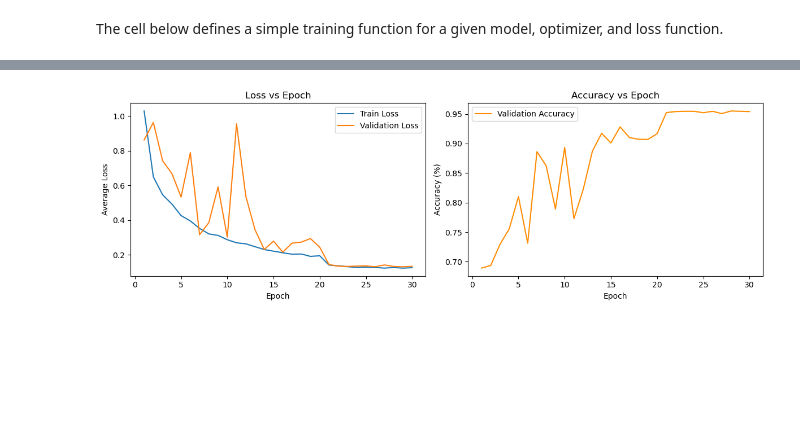
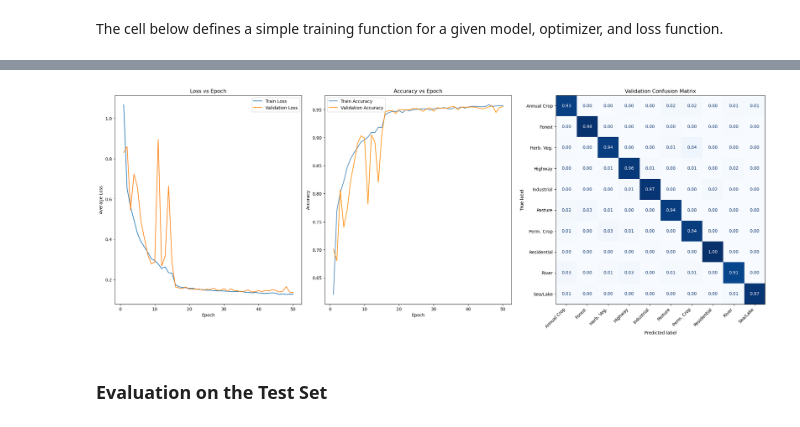
Before and after one commit to Trungu/EuroSAT-PyTorch-Classifier, a Jupyter notebook: data.ipynb, the cells around one changed output, grey strips where cells are left out. Saved outputs shown, nothing was run; the diff lists cells and outputs as text; code cells hidden in the pictures; blank space fills up the shorter version.

Commit message:
optimization + test set evaluation

```diff
--- a/data.ipynb
+++ b/data.ipynb
@@ -268,10 +270,20 @@ def validate(dataloader, model, loss_fn):
 # %%
 
-epoch_count = 30
+epoch_count = 50
+best_val_loss = float("inf")
 
 for epoch in range(epoch_count):
-    train_loss = train(train_dataloader, model, loss_fn, optimizer)
-    val_loss, val_acc = validate(val_dataloader, model, loss_fn)
+
+    train_loss, train_acc = train(
+        train_dataloader, model, loss_fn, optimizer
+    )
+    train_accuracies.append(train_acc)
+
+    val_loss, val_acc, _, _ = validate(val_dataloader, model, loss_fn)
+
+    if (val_loss < best_val_loss):
+        best_val_loss = val_loss
+        torch.save(model.state_dict(), "best_model.pth")
 
     scheduler.step(val_loss)
     current_lr = optimizer.param_groups[0]["lr"]
@@ -304,22 +316,71 @@ Accuracy: 95.41 | Learning Rate: 1.0e-04
 # %%
+from sklearn.metrics import confusion_matrix, ConfusionMatrixDisplay
+
+model.load_state_dict(torch.load("best_model.pth"))
+model.eval()
+
+_, _, y_true, y_pred = validate(
+    val_dataloader, model, loss_fn
+)
 
 epochs = range(1, len(train_losses) + 1)
-fig, axes = plt.subplots(nrows=1, ncols=2, figsize=(12, 4))
+fig, axes = plt.subplots(
+    1, 3,
+    figsize=(22, 8),
+    gridspec_kw={"width_ratios": [1, 1, 1.3]},
+    layout="constrained",
+)
 
 axes[0].plot(epochs, train_losses, label="Train Loss")
 axes[0].plot(epochs, val_losses, label="Validation Loss")
 axes[0].set_title("Loss vs Epoch")
 axes[0].set_xlabel("Epoch")
 axes[0].set_ylabel("Average Loss")
 axes[0].legend()
 
+axes[1].plot(epochs, train_accuracies, label="Train Accuracy", color="steelblue")
 axes[1].plot(epochs, val_accuracies, label="Validation Accuracy", color="darkorange")
 axes[1].set_title("Accuracy vs Epoch")
 axes[1].set_xlabel("Epoch")
-axes[1].set_ylabel("Accuracy (%)")
+axes[1].set_ylabel("Accuracy")
 axes[1].legend()
 
-plt.tight_layout()
+cm = confusion_matrix(
+    y_true,
+    y_pred,
+    labels=range(len(val_data.classes)),
+    normalize="true"
+)
+
+short_names = {
+    "AnnualCrop": "Annual Crop",
+    "Forest": "Forest",
+    "HerbaceousVegetation": "Herb. Veg.",
+    "Highway": "Highway",
+    "Industrial": "Industrial",
+    "Pasture": "Pasture",
+    "PermanentCrop": "Perm. Crop",
+    "Residential": "Residential",
+    "River": "River",
+    "SeaLake": "Sea/Lake",
+}
+
+ConfusionMatrixDisplay(
+    confusion_matrix=cm,
+    display_labels=[short_names[name] for name in val_data.classes],
+).plot(
+    ax=axes[2],
+    cmap="Blues",
+    values_format=".2f",
+    xticks_rotation=45,
+    colorbar=False
+)
+
+plt.setp(axes[2].get_xticklabels(), rotation=45, ha="right")
+axes[2].set_title("Validation Confusion Matrix")
+
 plt.show()
 # %% [output]
-[figure, old version]
+[figure, new version]
+# %% [markdown]
+### Evaluation on the Test Set
```
Also changed, not shown: parts of 5 cells of this notebook, 1 other file.
